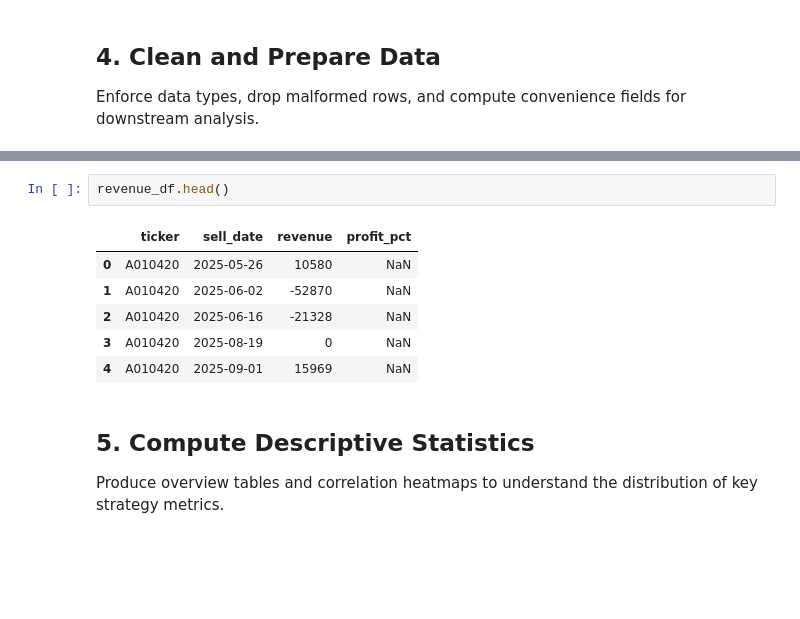
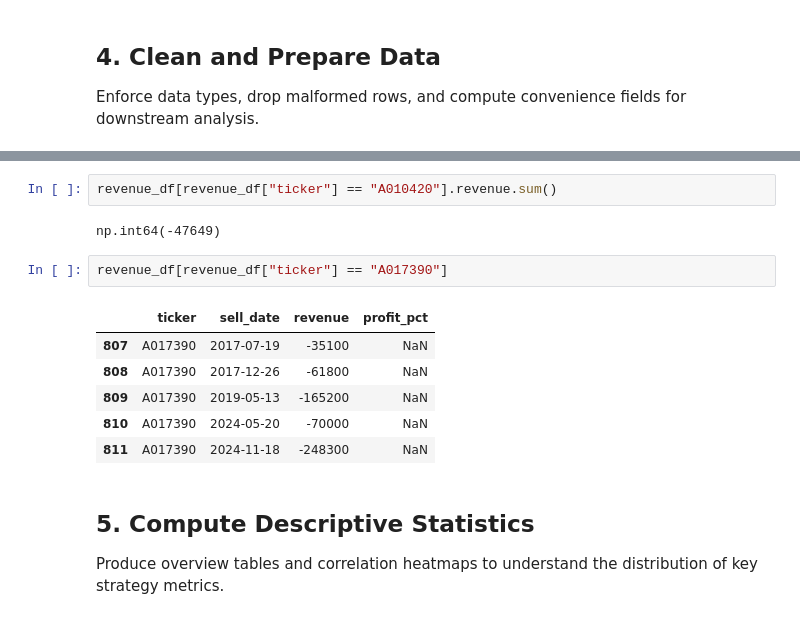
Before and after one commit to byeungchun/perfectdays, a Jupyter notebook: notebook/strategy01_result_analysis.ipynb, the cells around one changed output, grey strips where cells are left out. Saved outputs shown, nothing was run; the diff lists cells and outputs as text; blank space fills up the shorter version.

```diff
--- a/notebook/strategy01_result_analysis.ipynb
+++ b/notebook/strategy01_result_analysis.ipynb
@@ -240,12 +254,16 @@ holdings_df.head()
+# %%
+revenue_df[revenue_df["ticker"] == "A010420"].revenue.sum()
+# %% [output]
+np.int64(-47649)
 # %%
-revenue_df.head()
+revenue_df[revenue_df["ticker"] == "A017390"]
 # %% [output]
 |  | ticker | sell_date | revenue | profit_pct |
-| 0 | A010420 | 2025-05-26 | 10580 | NaN |
-| 1 | A010420 | 2025-06-02 | -52870 | NaN |
-| 2 | A010420 | 2025-06-16 | -21328 | NaN |
-| 3 | A010420 | 2025-08-19 | 0 | NaN |
-| 4 | A010420 | 2025-09-01 | 15969 | NaN |
+| 807 | A017390 | 2017-07-19 | -35100 | NaN |
+| 808 | A017390 | 2017-12-26 | -61800 | NaN |
+| 809 | A017390 | 2019-05-13 | -165200 | NaN |
+| 810 | A017390 | 2024-05-20 | -70000 | NaN |
+| 811 | A017390 | 2024-11-18 | -248300 | NaN |
 # %% [markdown]
 ## 5. Compute Descriptive Statistics
 Produce overview tables and correlation heatmaps to understand the distribution of key strategy metrics.
```
Also changed, not shown: parts of 6 cells of this notebook.
